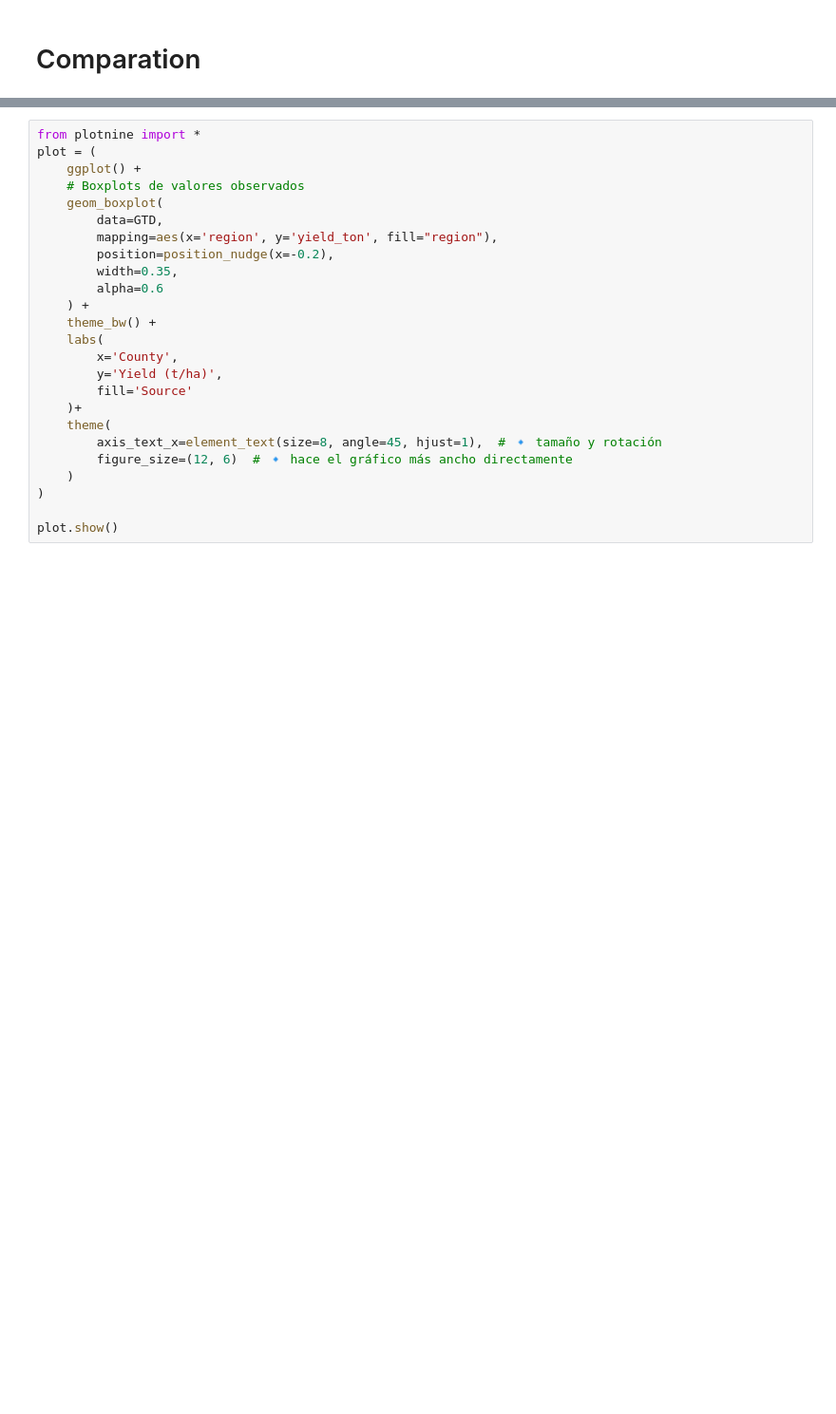
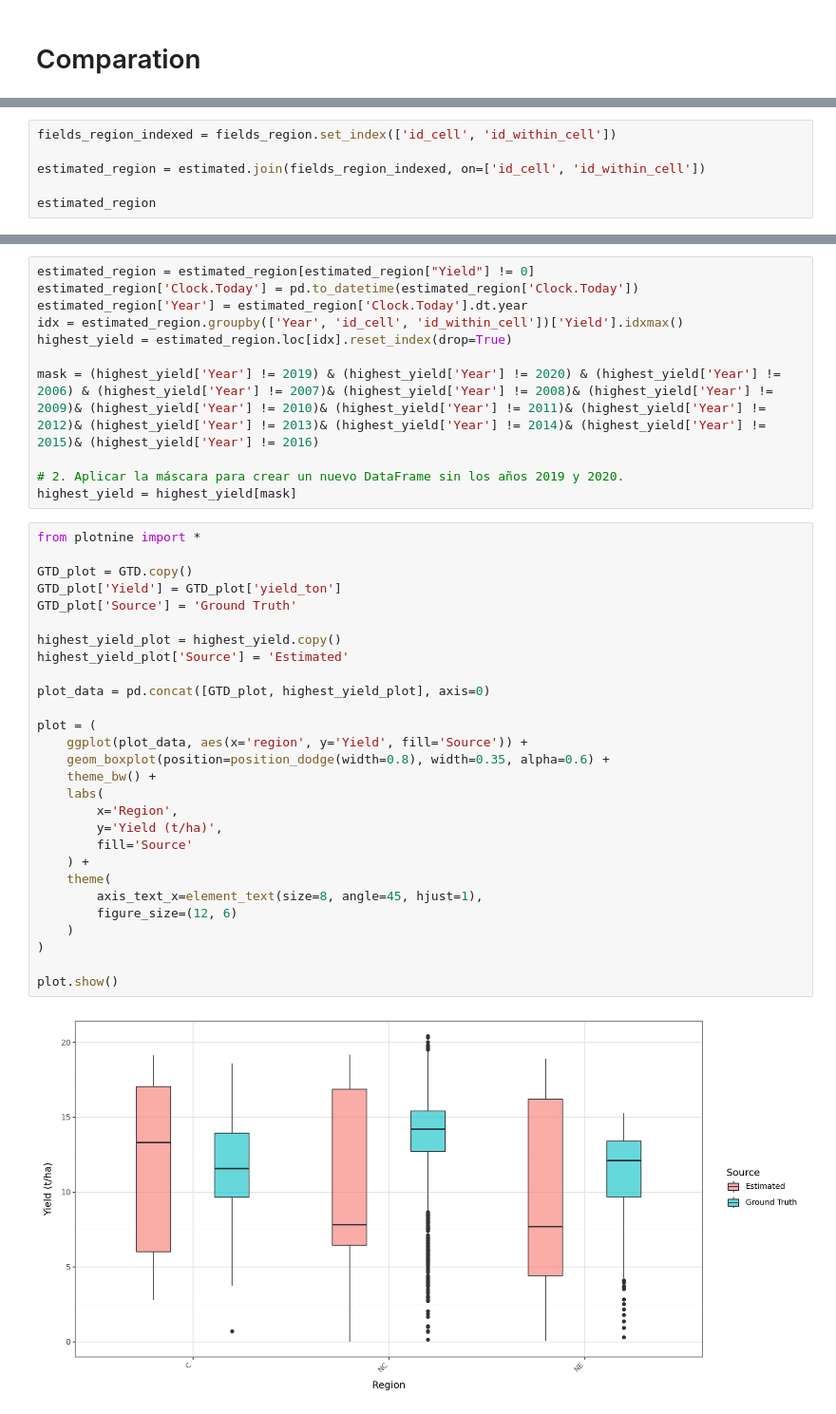
Before and after one commit to Ciampitti-Lab/ApsimxpyModule, a Jupyter notebook: workflow/_6EvaluationNotebooks/ResultsAnalysis.ipynb, the cells around one changed output, grey strips where cells are left out. Shown at 95% size. Saved outputs shown, nothing was run; the diff lists cells and outputs as text; blank space fills up the shorter version.

```diff
--- a/workflow/_6EvaluationNotebooks/ResultsAnalysis.ipynb
+++ b/workflow/_6EvaluationNotebooks/ResultsAnalysis.ipynb
@@ -109,0 +126,6 @@ estimated
+# %%
+fields_region_indexed = fields_region.set_index(['id_cell', 'id_within_cell'])
+
+estimated_region = estimated.join(fields_region_indexed, on=['id_cell', 'id_within_cell'])
+
+estimated_region
@@ -110,25 +146,41 @@ estimated
+# %%
+estimated_region = estimated_region[estimated_region["Yield"] != 0]
+estimated_region['Clock.Today'] = pd.to_datetime(estimated_region['Clock.Today'])
+estimated_region['Year'] = estimated_region['Clock.Today'].dt.year
+idx = estimated_region.groupby(['Year', 'id_cell', 'id_within_cell'])['Yield'].idxmax()
+highest_yield = estimated_region.loc[idx].reset_index(drop=True)
+
+mask = (highest_yield['Year'] != 2019) & (highest_yield['Year'] != 2020) & (highest_yield['Year'] != 2006) & (highest_yield['Year'] != 2007)& (highest_yield['Year'] != 2008)& (highest_yield['Year'] != 2009)& (highest_yield['Year'] != 2010)& (highest_yield['Year'] != 2011)& (highest_yield['Year'] != 2012)& (highest_yield['Year'] != 2013)& (highest_yield['Year'] != 2014)& (highest_yield['Year'] != 2015)& (highest_yield['Year'] != 2016)
+
+# 2. Aplicar la máscara para crear un nuevo DataFrame sin los años 2019 y 2020.
+highest_yield = highest_yield[mask]
 # %%
 from plotnine import *
+
+GTD_plot = GTD.copy()
+GTD_plot['Yield'] = GTD_plot['yield_ton']
+GTD_plot['Source'] = 'Ground Truth'
+
+highest_yield_plot = highest_yield.copy()
+highest_yield_plot['Source'] = 'Estimated'
+
+plot_data = pd.concat([GTD_plot, highest_yield_plot], axis=0)
+
 plot = (
-    ggplot() +
-    # Boxplots de valores observados
-    geom_boxplot(
-        data=GTD,
-        mapping=aes(x='region', y='yield_ton', fill="region"),
-        position=position_nudge(x=-0.2),
-        width=0.35,
-        alpha=0.6
-    ) +
+    ggplot(plot_data, aes(x='region', y='Yield', fill='Source')) +
+    geom_boxplot(position=position_dodge(width=0.8), width=0.35, alpha=0.6) +
     theme_bw() +
     labs(
-        x='County',
+        x='Region',
         y='Yield (t/ha)',
         fill='Source'
-    )+
+    ) +
     theme(
-        axis_text_x=element_text(size=8, angle=45, hjust=1),  # 🔹 tamaño y rotación
-        figure_size=(12, 6)  # 🔹 hace el gráfico más ancho directamente
+        axis_text_x=element_text(size=8, angle=45, hjust=1),
+        figure_size=(12, 6)
     )
 )
 
 plot.show()
+# %% [output]
+[figure, added]
```
Also changed, not shown: parts of 9 cells of this notebook, 7 other files.
